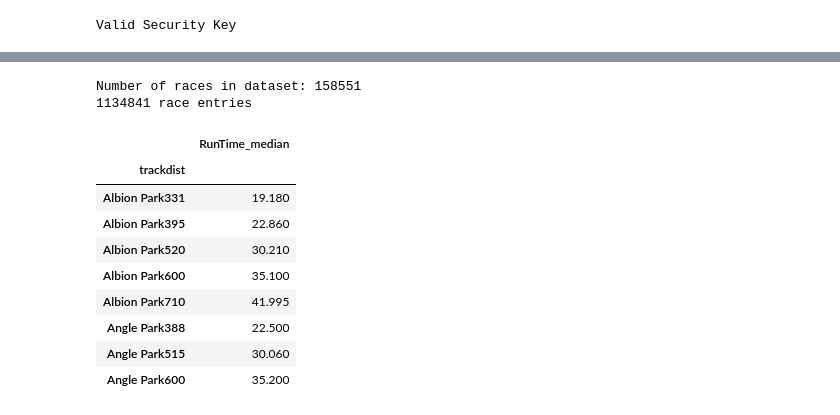
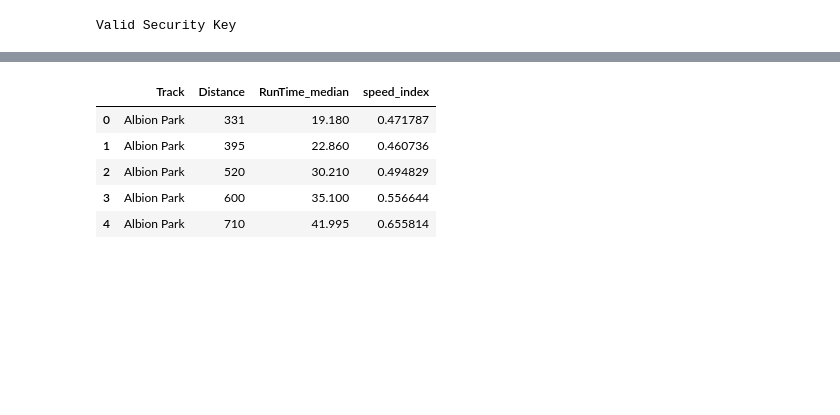
Before and after one commit to BrunoChauvet/greyhound-modelling, a Jupyter notebook: notebook/logistic_regression.ipynb, the cells around one changed output, grey strips where cells are left out. Saved outputs shown, nothing was run; the diff lists cells and outputs as text; code cells hidden in the pictures; blank space fills up the shorter version.

```diff
--- a/notebook/logistic_regression.ipynb
+++ b/notebook/logistic_regression.ipynb
@@ -109,53 +95,52 @@ Loading data with from 2021-07-01 to 2021-07-31
 # %%
-# Clean up the datasets
+# Clean up the race dataset
+race_details = race_details.rename(columns = {'@id': 'FastTrack_RaceId'})
 race_details['Distance'] = race_details['Distance'].apply(lambda x: int(x.replace("m", "")))
-race_details = race_details.rename(columns = {'@id': 'FastTrack_RaceId'})
 race_details['date_dt'] = pd.to_datetime(race_details['date'], format = '%d %b %y')
-race_details['trackdist'] = race_details['Track'] + race_details['Distance'].astype(str)
 
+# Clean up the dogs results dataset
 dog_results = dog_results.rename(columns = {'@id': 'FastTrack_DogId', 'RaceId': 'FastTrack_RaceId'})
+# Add race attributes
+dog_results = dog_results.merge(
+    race_details[['FastTrack_RaceId', 'Distance', 'RaceGrade', 'Track', 'date_dt']],
+    how = 'left',
+    on = 'FastTrack_RaceId'
+)
+# Convert StartPrice to probability
 dog_results['StartPrice'] = dog_results['StartPrice'].apply(lambda x: None if x is None else float(x.replace('$', '').replace('F', '')) if isinstance(x, str) else x)
 dog_results['StartPrice_probability'] = (1 / dog_results['StartPrice']).fillna(0)
 dog_results['StartPrice_probability'] = dog_results.groupby('FastTrack_RaceId')['StartPrice_probability'].apply(lambda x: x / x.sum())
-
+# Discard entries with no results as not racing (scratched)
 dog_results = dog_results[~dog_results['Box'].isnull()]
 dog_results['Box'] = dog_results['Box'].astype(int)
-
-dog_results = dog_results.merge(
-    race_details[['FastTrack_RaceId', 'Distance', 'RaceGrade', 'Track', 'date_dt', 'trackdist']],
-    how = 'left',
-    on = 'FastTrack_RaceId'
-)
+# Clean up other attributes
 dog_results['RunTime'] = dog_results['RunTime'].astype(float)
 dog_results['SplitMargin'] = dog_results['SplitMargin'].astype(float)
 dog_results['Prizemoney'] = dog_results['Prizemoney'].astype(float).fillna(0)
 dog_results['Prizemoney_norm'] = np.log10(dog_results['Prizemoney'] + 1) / 12
 dog_results['Place'] = pd.to_numeric(dog_results['Place'].apply(lambda x: x.replace("=", "") if isinstance(x, str) else 0), errors='coerce').fillna(0)
 dog_results['Place_inv'] = (1 / dog_results['Place']).fillna(0)
+dog_results['Place_log'] = np.log10(dog_results['Place'] + 1).fillna(0)
 dog_results['win'] = dog_results['Place'].apply(lambda x: 1 if x == 1 else 0)
-
-print("Number of races in dataset: " + str(dog_results['FastTrack_RaceId'].nunique()))
-print(f"{len(dog_results)} race entries")
+dog_results['RunSpeed'] = (dog_results['RunTime'] / dog_results['Distance']).fillna(0)
+dog_results['RunSpeed_norm'] = MinMaxScaler().fit_transform(dog_results[['RunTime']])
-# %% [output]
-Number of races in dataset: 158551
-1134841 race entries
 # %%
 # Calculate median winner time per track/distance
 win_results = dog_results[dog_results['win'] == 1]
-median_win_time = pd.DataFrame(data=win_results[win_results['RunTime'] > 0].groupby('trackdist')['RunTime'].median()).rename(columns={"RunTime": "RunTime_median"})
-median_win_split_time = pd.DataFrame(data=win_results[win_results['SplitMargin'] > 0].groupby('trackdist')['SplitMargin'].median()).rename(columns={"SplitMargin": "SplitMargin_median"})
+median_win_time = pd.DataFrame(data=win_results[win_results['RunTime'] > 0].groupby(['Track', 'Distance'])['RunTime'].median()).rename(columns={"RunTime": "RunTime_median"}).reset_index()
+median_win_split_time = pd.DataFrame(data=win_results[win_results['SplitMargin'] > 0].groupby(['Track', 'Distance'])['SplitMargin'].median()).rename(columns={"SplitMargin": "SplitMargin_median"}).reset_index()
 
-display(median_win_time.head(8))
+# Calculate track speed index
+median_win_time['speed_index'] = (median_win_time['RunTime_median'] / median_win_time['Distance'])
+median_win_time['speed_index'] = MinMaxScaler().fit_transform(median_win_time[['speed_index']])
+
+display(median_win_time.head())
 # %% [output]
-|  | RunTime_median |
-| trackdist |  |
-| Albion Park331 | 19.180 |
-| Albion Park395 | 22.860 |
-| Albion Park520 | 30.210 |
-| Albion Park600 | 35.100 |
-| Albion Park710 | 41.995 |
-| Angle Park388 | 22.500 |
-| Angle Park515 | 30.060 |
-| Angle Park600 | 35.200 |
+|  | Track | Distance | RunTime_median | speed_index |
+| 0 | Albion Park | 331 | 19.180 | 0.471787 |
+| 1 | Albion Park | 395 | 22.860 | 0.460736 |
+| 2 | Albion Park | 520 | 30.210 | 0.494829 |
+| 3 | Albion Park | 600 | 35.100 | 0.556644 |
+| 4 | Albion Park | 710 | 41.995 | 0.655814 |
 # %%
 # Compare dogs finish time with median winner time
```
Also changed, not shown: parts of 17 cells of this notebook, 10 other files.
